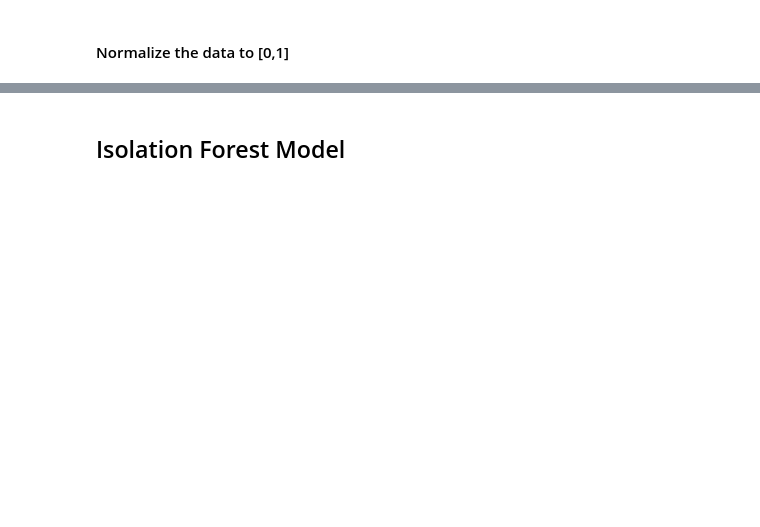
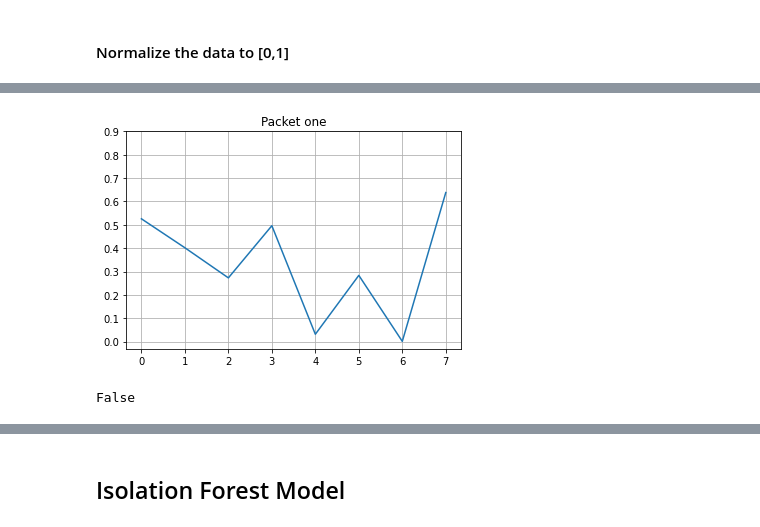
Before and after one commit to tosinosu/Anomaly_Detection, a Jupyter notebook: Network Anomaly Detection .ipynb, the cells around one changed output, grey strips where cells are left out. Drawn from its saved outputs; the diff is of its cells as text; code cells hidden in the pictures; blank space fills up the shorter version.

```diff
--- a/Network Anomaly Detection .ipynb
+++ b/Network Anomaly Detection .ipynb
@@ -600,0 +189,12 @@ byte_df.apply(row_to_test_image, index=index)"""
+# %%
+#Normalize by columns
+def normalize_columns(df, cols):
+    for col_name in cols:
+        df[col_name] = (df[col_name]-df[col_name].min())/(df[col_name].max()-df[col_name].min())
+
+    return df
+
+#column = 'Column 1'
+#df_sklearn[column] = MinMaxScaler().fit_transform(np.array(df_sklearn[column]).reshape(-1,1))
+#for col_name in cols:
+#    train_data_norm[col_name] = (df[col_name]-df[col_name].min())/(df[col_name].max()-df[col_name].min())
@@ -600,0 +203,2 @@ byte_df.apply(row_to_test_image, index=index)"""
+# %%
+combined_dataset_norm = combined_dataset.loc[combined_dataset.Label == 0]
@@ -600,0 +311,2 @@ byte_df.apply(row_to_test_image, index=index)"""
+# %%
+combined_dataset_norm = combined_dataset_norm.drop('Label', axis=1).astype(float)
@@ -600,0 +317,2 @@ byte_df.apply(row_to_test_image, index=index)"""
+# %%
+combined_dataset_norm = normalize_columns(combined_dataset_norm, combined_dataset_norm.columns.values)
@@ -600,0 +337,11 @@ byte_df.apply(row_to_test_image, index=index)"""
+# %%
+#fig = plt.subplots(nrows=1, ncols=2)
+plt.grid()
+plt.plot(np.arange(8), combined_dataset_norm.to_numpy()[172])
+plt.title("Packet one")
+plt.yticks([i/10 for i in range(10)])
+
+
+plt.show()
+# %% [output]
+[figure, added]
@@ -600,0 +355,4 @@ byte_df.apply(row_to_test_image, index=index)"""
+# %%
+print(np.isnan(combined_dataset_abnorm).any())
+# %% [output]
+False
```
Also changed, not shown: parts of 147 cells of this notebook, 5 other files.
